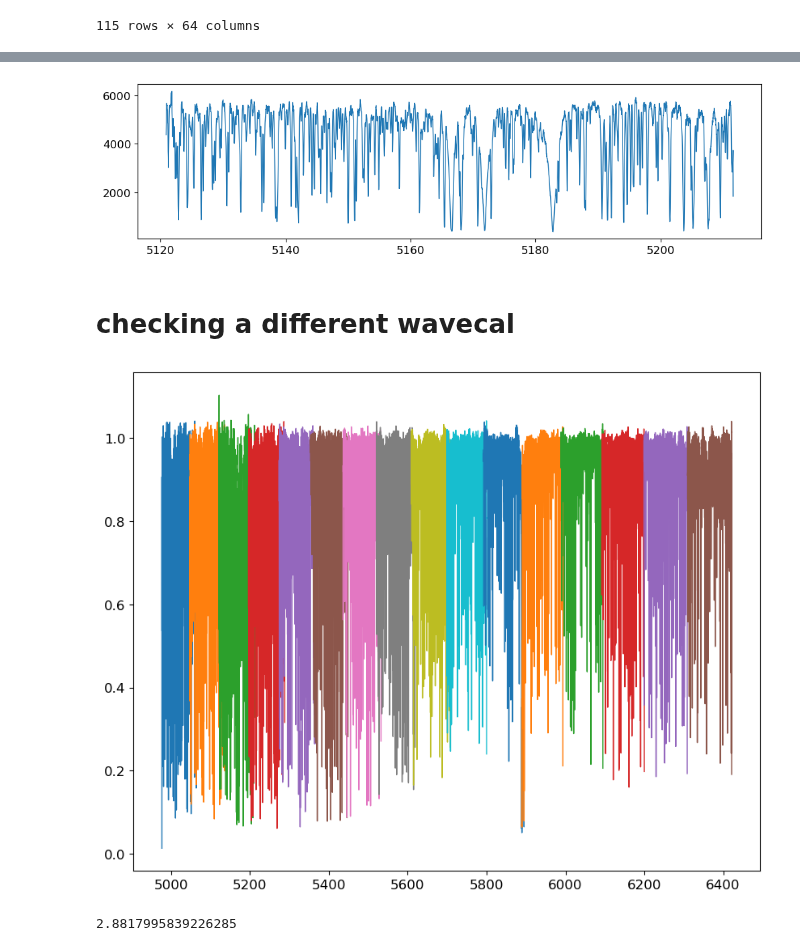
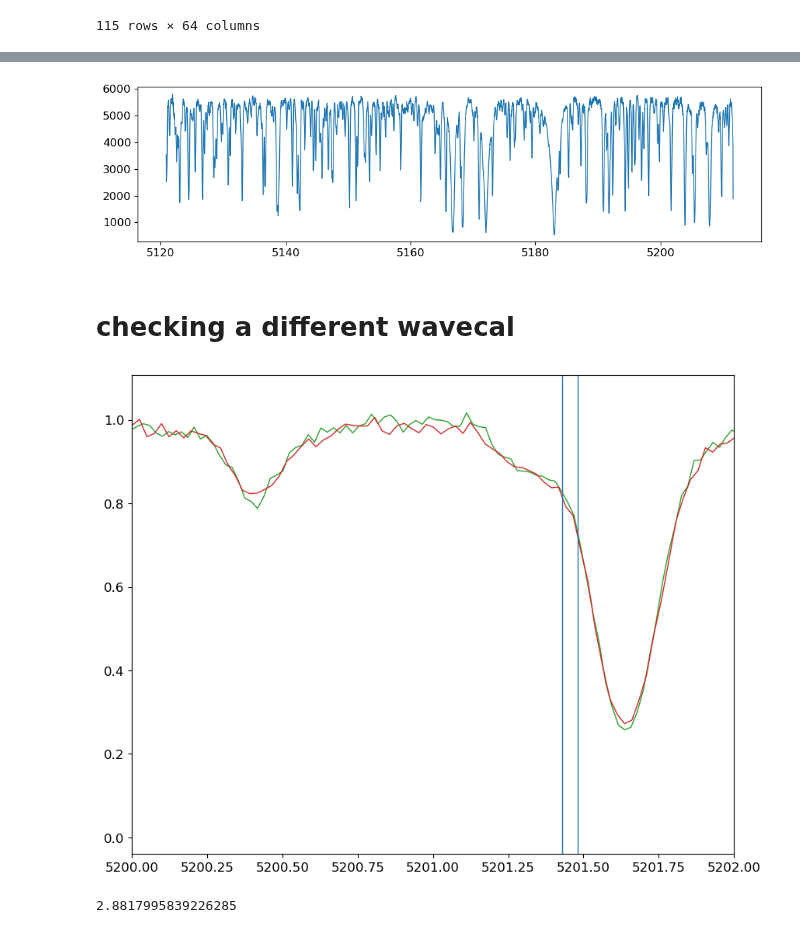
Before and after one commit to courtcraw/Notebooks, a Jupyter notebook: highmass_spectra_ispec.ipynb, the cells around one changed output, grey strips where cells are left out. Cells and saved outputs as stored; diff of their text form; code cells hidden in the pictures.

```diff
--- a/highmass_spectra_ispec.ipynb
+++ b/highmass_spectra_ispec.ipynb
@@ -53,9 +53,9 @@ keck_data
 | 46 | 6382830 | 22.928206 | 2.518467 | 3.807248 | 4674.465 | 2.3590 | 0.1205 | avg | 11.01 | 296.99225 | 41.789902 | ... |
 | 47 | 11045134 | 49.839129 | 4.384198 | 3.254201 | 5061.000 | 2.7630 | 0.0400 | apogee | 11.75 | 298.11786 | 48.590191 | ... |
 # %%
-spectrum_i = fits.open('/Users/ccra8514/Desktop/KeckHIRES_spectra/rj525.240.fits')
-spectrum_i_rv = fits.open('/Users/ccra8514/Desktop/KeckHIRES_spectra/rj525.240_adj.fits')
-# spectrum_i = fits.open('/Users/ccra8514/Desktop/KeckHIRES_spectra/rj525.95.fits')
+# spectrum_i = fits.open('/Users/ccra8514/Desktop/KeckHIRES_spectra/rj525.240.fits')
+# spectrum_i_rv = fits.open('/Users/ccra8514/Desktop/KeckHIRES_spectra/rj525.240_adj.fits')
+spectrum_i = fits.open('/Users/ccra8514/Desktop/KeckHIRES_spectra/rj525.95.fits')
 
 # spectrum_i = fits.open('/Users/ccra8514/Desktop/KeckHIRES_spectra/bj525.240.fits')
 # spectrum_i = fits.open('/Users/ccra8514/Desktop/KeckHIRES_spectra/bj525.95.fits')
@@ -76,7 +76,7 @@ plt.figure(figsize=(12,3))
 plt.plot(wav[2],flux[2])
 plt.show()
 # %% [output]
-[figure, old version]
+[figure, new version]
 # %% [markdown]
 # checking a different wavecal
 # %%
@@ -97,33 +97,33 @@ flux_norm = flux/np.percentile(flux,95,axis=1)[:,np.newaxis]
 # %%
 # plt.figure(figsize=(12,3))
 for i in range(0,len(wav)):
 #     plt.plot(wav[i],flux_norm[i],label='order '+str(i))
     plt.plot(wavfile[i],flux_norm[i],label='order '+str(i))
 #     plt.plot(wav2[i],flux_norm2[i],label='order '+str(i))
 # plt.legend(bbox_to_anchor=(1,1))
 # plt.xlim(6200,6400)
 
 ## r band
 # plt.axvline(5056.03,color='tab:blue')
 # plt.axvline(5055.98,color='tab:orange')
 # plt.xlim(5055,5057)
 # plt.xlim(5130,5132)
 # plt.axvline(5130.64)
 # plt.axvline(5130.60) # 2.3 km/s shift
-# plt.xlim(5200,5202)
-# plt.axvline(5201.48)
-# plt.axvline(5201.43) # 2.8 km/s shift
+plt.xlim(5200,5202)
+plt.axvline(5201.48)
+plt.axvline(5201.43) # 2.8 km/s shift
 
 # # b band
 # plt.xlim(3695,3696)
 # plt.ylim(-0.1,1.3)
 
 ## i band
 ## does not have overlapping regions :)
 
 plt.show()
 # %% [output]
-[figure, old version]
+[figure, new version]
 # %%
 ((5201.48-5201.43)/5201.48)*2.99792458e5
 # %% [output]
```
Also changed, not shown: parts of 8 cells of this notebook, 2 other files.
